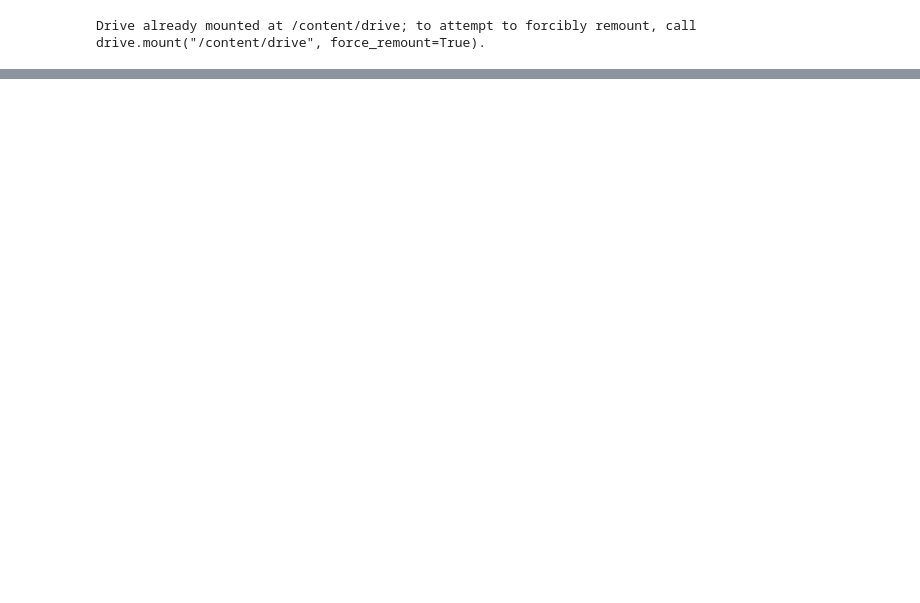
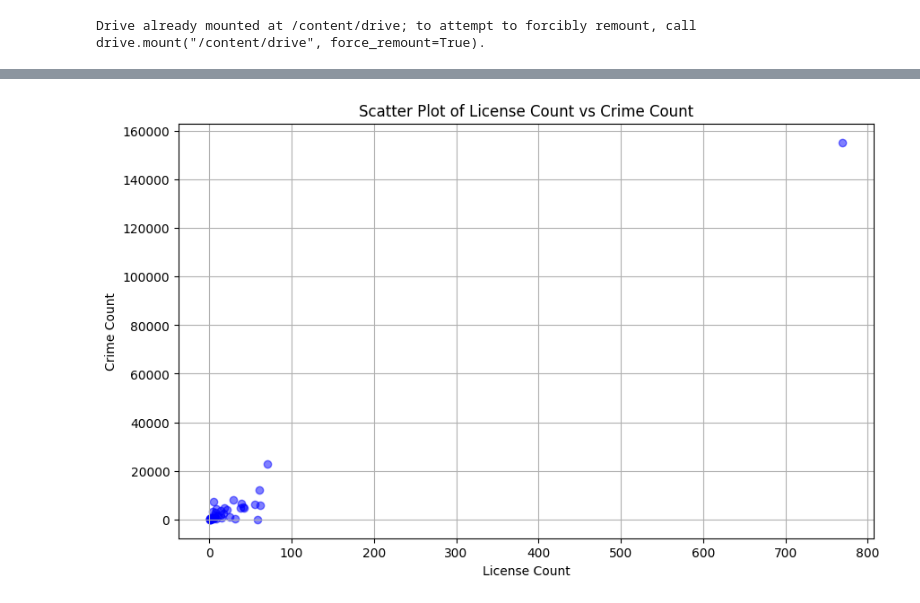
Before and after one commit to KellyyyGSY/poli170a_proj, a Jupyter notebook: POLI170A.ipynb, the cells around one changed output, grey strips where cells are left out. Cells and saved outputs as stored; diff of their text form; code cells hidden in the pictures; blank space fills up the shorter version.

Commit message:
basic data cleaning and eda

```diff
--- a/POLI170A.ipynb
+++ b/POLI170A.ipynb
@@ -109,0 +204,9 @@ array(['CARLSBAD', 'VISTA', 'BEVERLY HILLS', 'CORTE MADERA',
+# %%
+crime_df['city'] = crime_df['city'].str.strip()
+crime_df['city'] = crime_df['city'].str.replace(r'\bUNINC\b|\bUNIN\b', '', regex=True)
+crime_df['city'] = crime_df['city'].replace({'SAM DIEGO': 'SAN DIEGO', 'SAN SIEGO': 'SAN DIEGO',
+                        '5310 LA MESA': 'LA MESA', 'LAMESA': 'LA MESA',
+                        '92013': 'CARLSBAD', 'SPING VALLEY': 'SPRING VALLEY',
+                        'SAN YSABEL': 'SANTA YSABEL'})
+
+crime_df = crime_df[(crime_df['city'] != 'CN') & (crime_df['city'] != 'SD COUNTY')]
@@ -109,0 +222,2 @@ array(['CARLSBAD', 'VISTA', 'BEVERLY HILLS', 'CORTE MADERA',
+# %%
+sub_crime = crime_df[['activitydate', 'year', 'violationtype', 'crimecategory', 'race', 'age', 'sex', 'zipcode', 'city']]
@@ -109,0 +254,3 @@ array(['CARLSBAD', 'VISTA', 'BEVERLY HILLS', 'CORTE MADERA',
+# %%
+ncrime = sub_crime.groupby('city')['activitydate'].count().sort_values(ascending = False)
+ncrime
@@ -109,0 +282,9 @@ array(['CARLSBAD', 'VISTA', 'BEVERLY HILLS', 'CORTE MADERA',
+# %%
+# create df with nlicense and ncrime
+# convert the Series to DataFrames
+df_license = nlicense.to_frame(name='license_count')
+df_crime = ncrime.to_frame(name='crime_count')
+
+# merge with full outer join
+merged_df = pd.merge(df_license, df_crime, left_index=True, right_index=True, how='outer')
+merged_df
@@ -109,0 +305,10 @@ array(['CARLSBAD', 'VISTA', 'BEVERLY HILLS', 'CORTE MADERA',
+# %%
+plt.figure(figsize=(10, 6))
+plt.scatter(merged_df['license_count'], merged_df['crime_count'], color='blue', alpha=0.5)
+plt.xlabel('License Count')
+plt.ylabel('Crime Count')
+plt.title('Scatter Plot of License Count vs Crime Count')
+plt.grid(True)
+plt.show()
+# %% [output]
+[figure, added]
```
Also changed, not shown: parts of 59 cells of this notebook, 2 other files.
